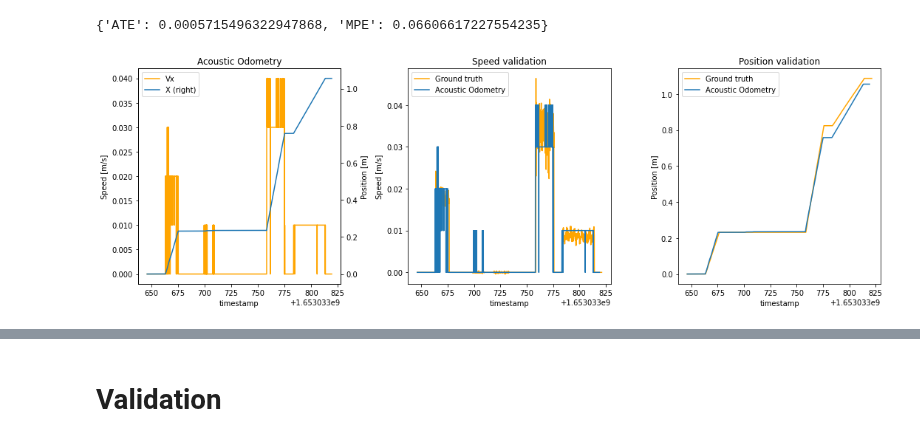
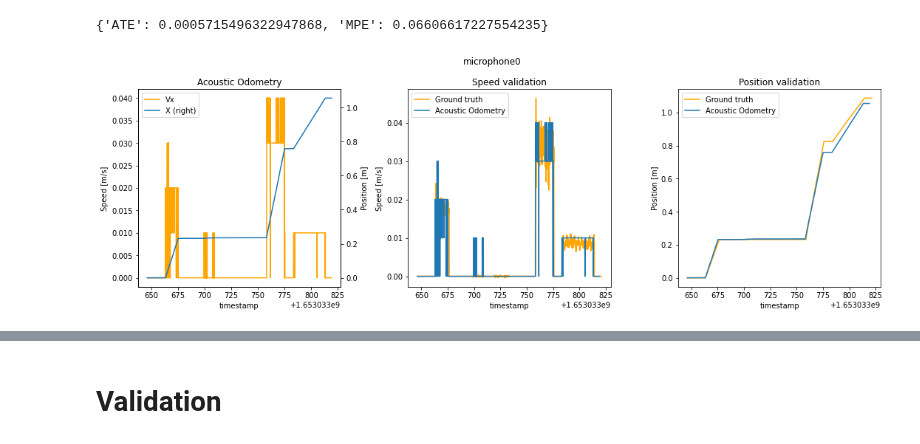
Before and after one commit to AcousticOdometry/AO, a Jupyter notebook: notebooks/odometry.ipynb, the cells around one changed output, grey strips where cells are left out. Saved outputs shown, nothing was run; the diff lists cells and outputs as text; code cells hidden in the pictures.

```diff
--- a/notebooks/odometry.ipynb
+++ b/notebooks/odometry.ipynb
@@ -138,6 +150,16 @@ get_recording_bounds(recording=recording)
 (1653033646.109341, 1653033821.222812)
 # %%
 def generate_recording_ground_truth(recording: Path) -> pd.DataFrame:
+    """Generates the ground truth of a recording from its control files
+
+    Args:
+        recording (Path): Path to a recording folder with wheel test bed
+            control files, audio files and their corresponding configuration
+            files
+
+    Returns:
+        pd.DataFrame: Ground truth of the recording
+    """
     start_timestamp, end_timestamp = get_recording_bounds(recording)
     gt = pd.DataFrame(columns=['X', 'Vx', 'Vw', 'slip', 'wheel_rotation'])
     gt.loc[start_timestamp] = np.zeros(len(gt.columns))
@@ -166,7 +188,7 @@ def generate_recording_ground_truth(recording: Path) -> pd.DataFrame:
     for col in ['Vx', 'Vw', 'slip']:
         col_index = gt.columns.get_loc(col)
         gt.iloc[-1, col_index] = 0
-    gt.loc[:, 'X'] /= 1000 # [mm] -> [m]
+    gt.loc[:, 'X'] /= 1000  # [mm] -> [m]
     gt['tx'] = gt['X'].diff()
     gt.iloc[0, gt.columns.get_loc('tx')] = 0
     return gt
@@ -174,6 +196,18 @@ def generate_recording_ground_truth(recording: Path) -> pd.DataFrame:
 def get_recording_ground_truth(
         recording: Path, force_generation: bool = False
     ) -> pd.DataFrame:
+    """Gets the ground truth corresponding to a recording
+
+    Args:
+        recording (Path): Path to a recording folder with wheel test bed
+            control files, audio files and their corresponding configuration
+            files
+        force_generation (bool, optional): Force generation instead of loading
+            from file. Defaults to False.
+
+    Returns:
+        pd.DataFrame: Ground truth of the recording
+    """
     ground_truth_path = recording / 'ground_truth.csv'
     if not force_generation and ground_truth_path.exists():
         gt = pd.read_csv(ground_truth_path, index_col='timestamp')
@@ -268,6 +302,20 @@ def get_odometry(
         pbar: Optional[tqdm] = None,
         force_generation: bool = False
     ) -> pd.DataFrame:
+    """Gets the odometry data corresponding to a wav file and model
+
+    Args:
+        wav_file (Path): Audio recording in wav format
+        model (ao.AO): Acoustic Odometry model
+        pbar (Optional[tqdm]): Progress bar to display. If False, no progress
+            bar is displayed.
+        force_generation (bool, optional): Force generation instead of loading
+            from file. Defaults to False.
+
+    Returns:
+        pd.DataFrame: Odometry data with columns 'Vx', 'tx' and 'X' and a name
+            attribute that corresponds to the stem of the audio file
+    """
     odometry_path = wav_file.parent / str(model) / wav_file.with_suffix(
         '.odometry.csv'
         ).name
@@ -277,6 +325,7 @@ def get_odometry(
         odometry_path.parent.mkdir(exist_ok=True)
         odom = generate_odometry(wav_file, model, pbar=pbar)
         odom.to_csv(odometry_path, index_label='timestamp')
+    odom.name = wav_file.stem
     return odom
 
 
@@ -344,32 +393,34 @@ def plot_odometry_evaluation(
     """
     fig, axs = plt.subplots(1, 3, figsize=(15, 5))
     axs[0].set_title('Acoustic Odometry')
     ax = odom.plot(ax=axs[0], y=['Vx'], ylabel='Speed [m/s]', color='orange')
     odom.plot(ax=ax, y=['X'], secondary_y=True).set_ylabel('Position [m]')
     axs[1].set_title('Speed validation')
     ax = ground_truth.plot(
         ax=axs[1],
         y=['Vx'],
         ylabel='Speed [m/s]',
         color='orange',
         label=['Ground truth']
         )
     odom.plot(ax=ax, y=['Vx'], label=['Acoustic Odometry'])
     axs[2].set_title('Position validation')
     ax = ground_truth.plot(
         ax=axs[2],
         y=['X'],
         ylabel='Position [m]',
         color='orange',
         label=['Ground truth']
         )
     odom.plot(ax=ax, y=['X'], label=['Acoustic Odometry'])
+    title = getattr(odom, 'name', 'unnamed')
     if recording_config is not None:
-        fig.suptitle(recording_config['name'])
+        title = f"{title}: {recording_config['name']}"
+    fig.suptitle(title)
     fig.tight_layout()
     return fig, axs
 
 
 _ = plot_odometry_evaluation(odom, ground_truth)
 # %% [output]
-[figure, old version]
+[figure, new version]
```
Also changed, not shown: parts of 14 cells of this notebook.
